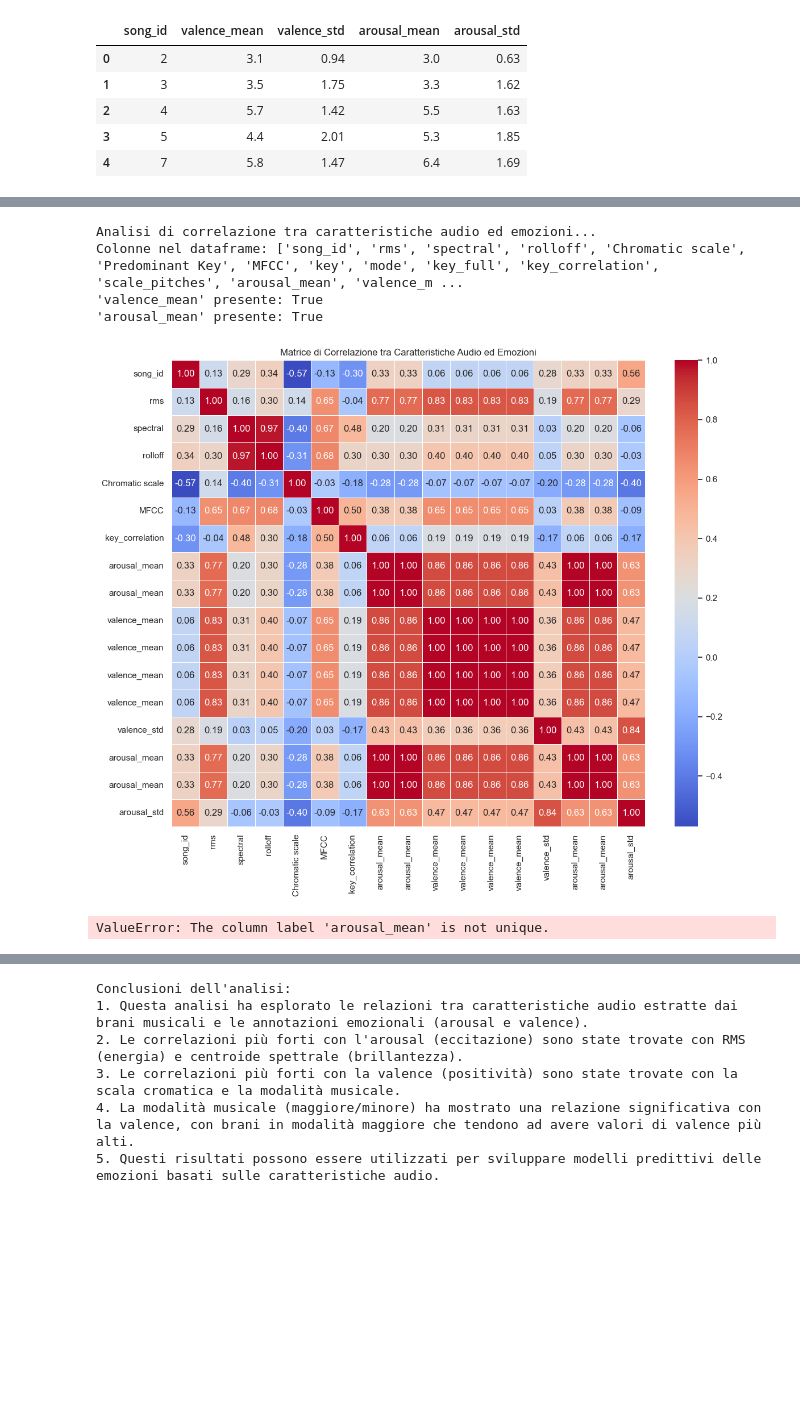
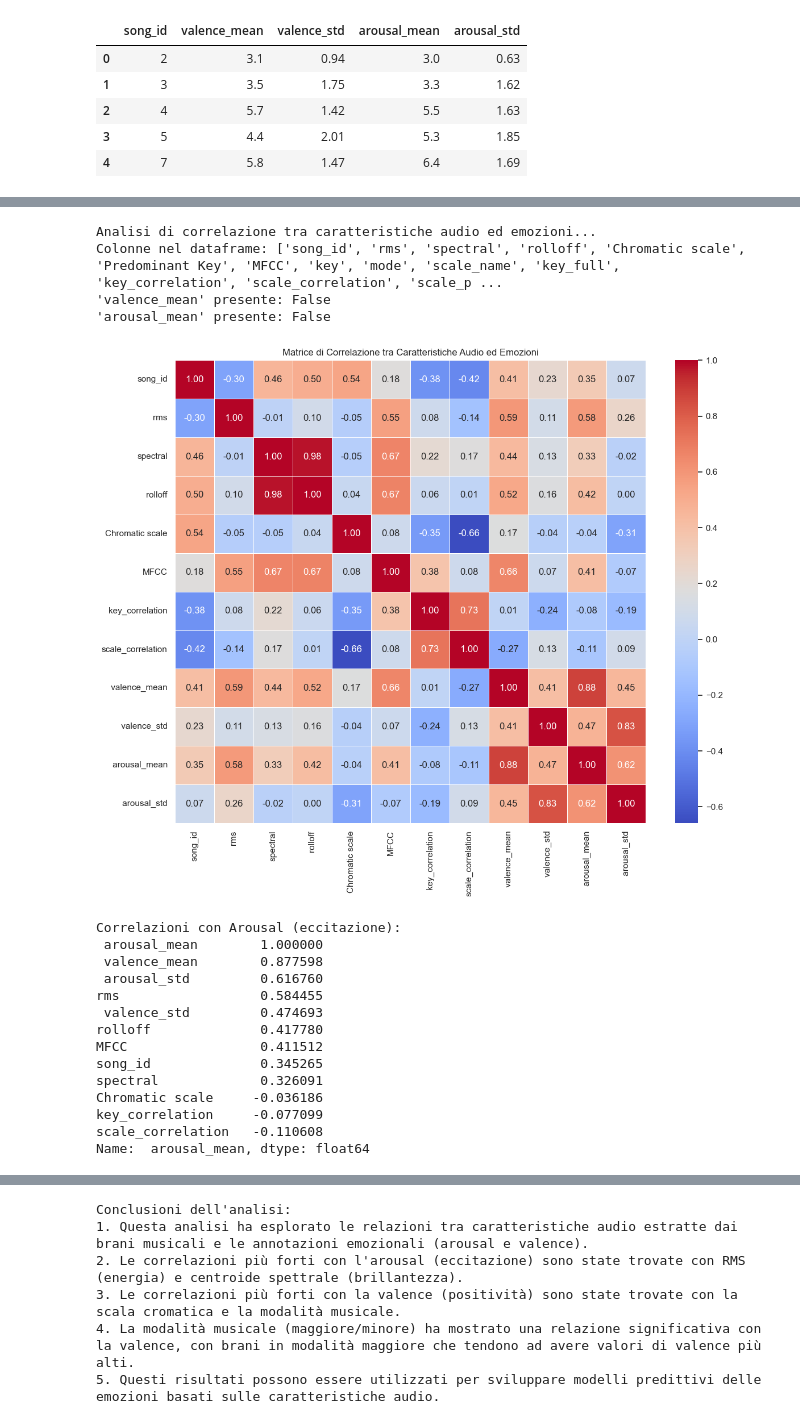
Before and after one commit to alessandropizzimenti/DEAM_project, a Jupyter notebook: DEAM_correlazione_audio_emozioni.ipynb, the cells around one changed output, grey strips where cells are left out. Saved outputs shown, nothing was run; the diff lists cells and outputs as text; code cells hidden in the pictures; blank space fills up the shorter version.

```diff
--- a/DEAM_correlazione_audio_emozioni.ipynb
+++ b/DEAM_correlazione_audio_emozioni.ipynb
@@ -89,37 +89,50 @@ correlation_matrix = merged_df[numeric_cols].corr()
 
 # Visualizziamo la matrice di correlazione completa
 plt.figure(figsize=(12, 10))
 sns.heatmap(correlation_matrix, annot=True, cmap='coolwarm', fmt='.2f', linewidths=0.5)
 plt.title('Matrice di Correlazione tra Caratteristiche Audio ed Emozioni')
 plt.tight_layout()
 plt.show()
 
 # Estraiamo e visualizziamo le correlazioni specifiche con arousal e valence
-arousal_corr = correlation_matrix['arousal_mean'].sort_values(by='arousal_mean', ascending=False)
+arousal_corr = correlation_matrix[' arousal_mean'].sort_values(ascending=False)
 print("\nCorrelazioni con Arousal (eccitazione):")
 print(arousal_corr)
 
 plt.figure(figsize=(10, 6))
 sns.barplot(x=arousal_corr.index, y=arousal_corr.values)
 plt.title('Correlazione delle Caratteristiche Audio con Arousal')
 plt.xticks(rotation=90)
 plt.tight_layout()
 plt.show()
 
-valence_corr = correlation_matrix['valence_mean'].sort_values(by='valence_mean', ascending=False)
+valence_corr = correlation_matrix[' valence_mean'].sort_values(ascending=False)
 print("\nCorrelazioni con Valence (positività):")
 print(valence_corr)
 
 plt.figure(figsize=(10, 6))
 sns.barplot(x=valence_corr.index, y=valence_corr.values)
 plt.title('Correlazione delle Caratteristiche Audio con Valence')
 plt.xticks(rotation=90)
 plt.tight_layout()
 plt.show()
 # %% [output]
 Analisi di correlazione tra caratteristiche audio ed emozioni...
-Colonne nel dataframe: ['song_id', 'rms', 'spectral', 'rolloff', 'Chromatic scale', 'Predominant Key', 'MFCC', 'key', 'mode', 'key_full', 'key_correlation', 'scale_pitches', 'arousal_mean', 'valence_m ...
-'valence_mean' presente: True
-'arousal_mean' presente: True
+Colonne nel dataframe: ['song_id', 'rms', 'spectral', 'rolloff', 'Chromatic scale', 'Predominant Key', 'MFCC', 'key', 'mode', 'scale_name', 'key_full', 'key_correlation', 'scale_correlation', 'scale_p ...
+'valence_mean' presente: False
+'arousal_mean' presente: False
-[figure, old version]
+[figure, new version]
-ValueError: The column label 'arousal_mean' is not unique.
+Correlazioni con Arousal (eccitazione):
+ arousal_mean        1.000000
+ valence_mean        0.877598
+ arousal_std         0.616760
+rms                  0.584455
+ valence_std         0.474693
+rolloff              0.417780
+MFCC                 0.411512
+song_id              0.345265
+spectral             0.326091
+Chromatic scale     -0.036186
+key_correlation     -0.077099
+scale_correlation   -0.110608
+Name:  arousal_mean, dtype: float64
```
Also changed, not shown: parts of 6 cells of this notebook, 3 other files.
